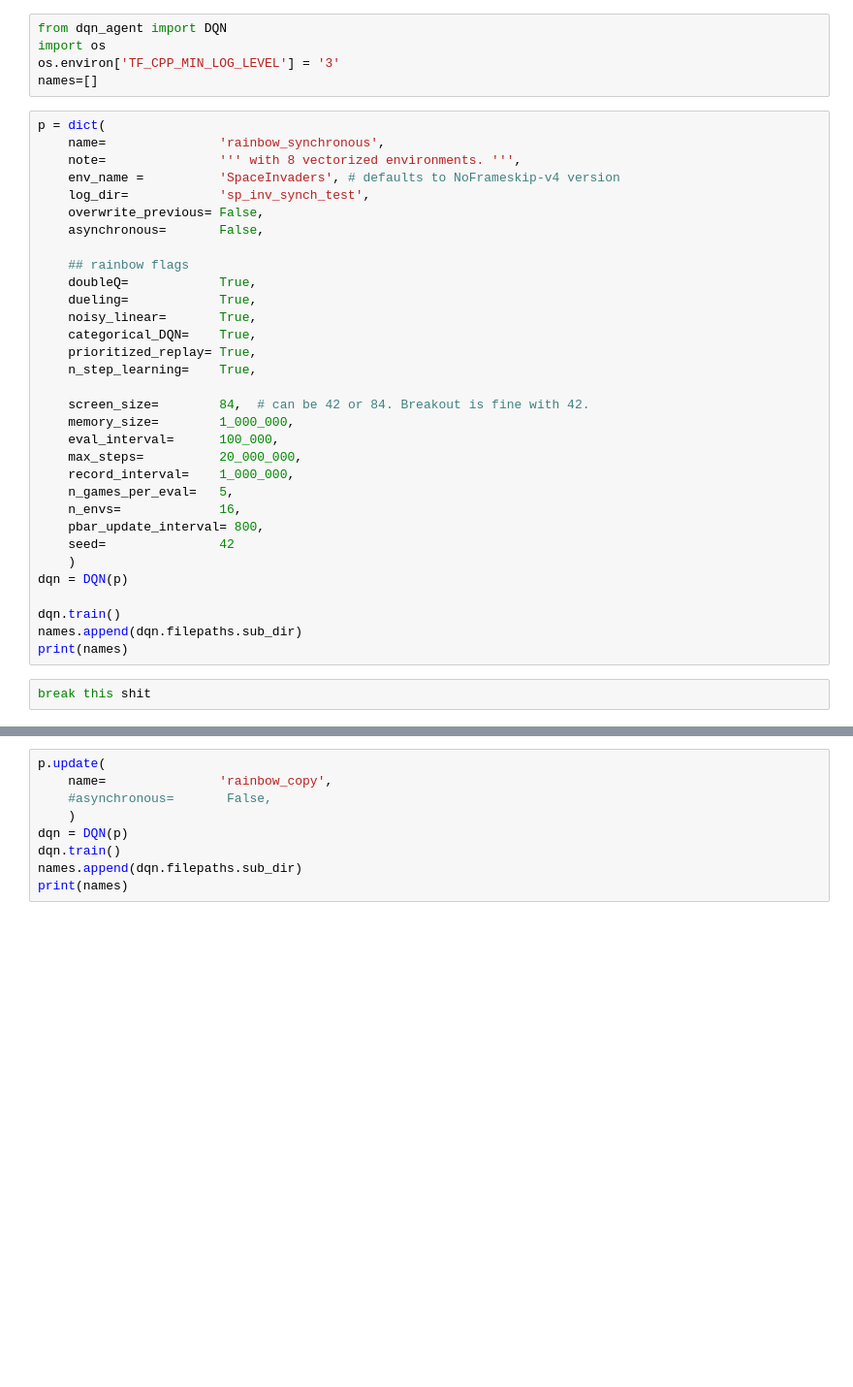
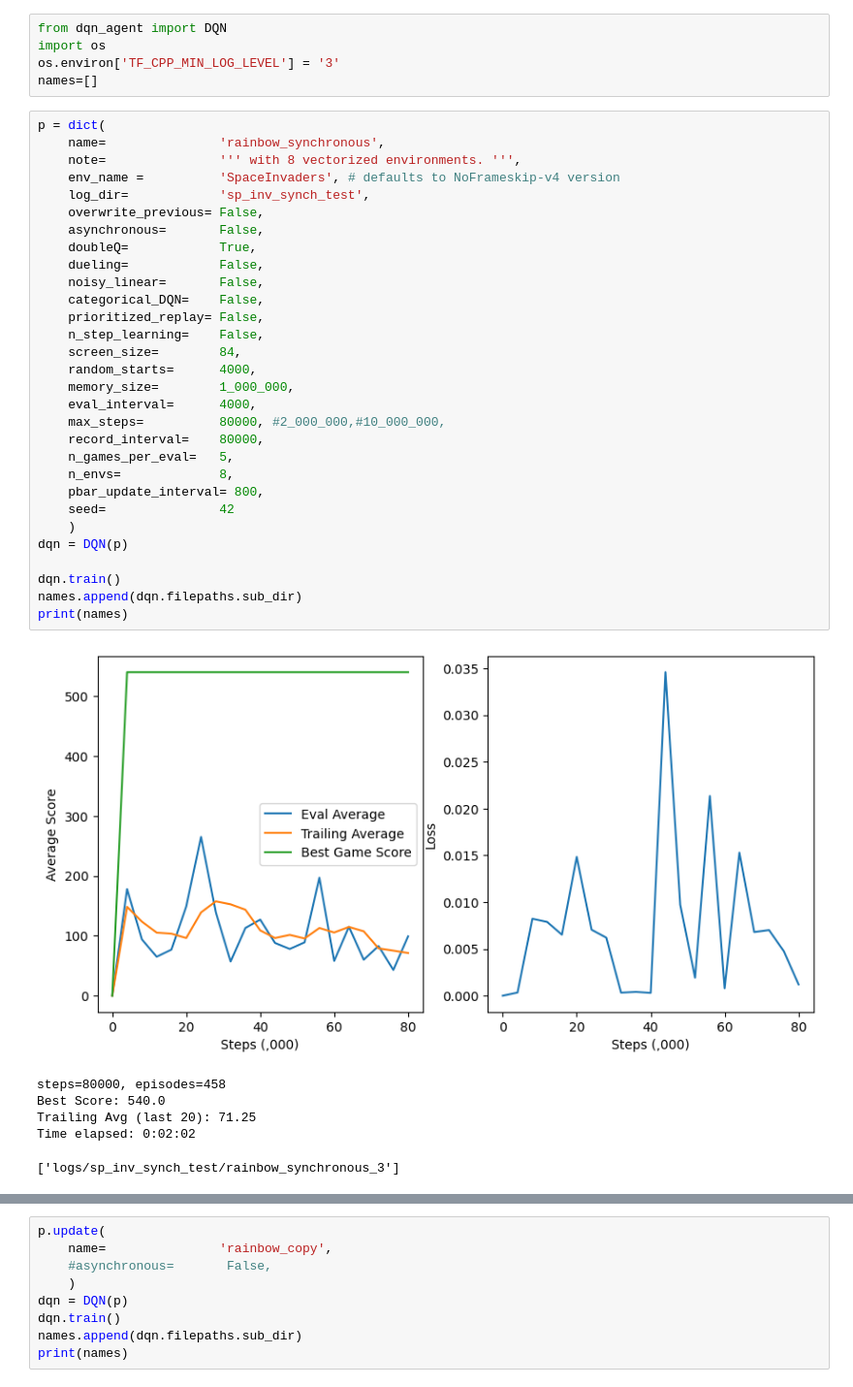
Before and after one commit to peterlasky/Rainbow_DQN, a Jupyter notebook: example.ipynb, the cells around one changed output, grey strips where cells are left out. Shown: that part at 97% size. Drawn from its saved outputs; the diff is of its cells as text; blank space fills up the shorter version.

```diff
--- a/example.ipynb
+++ b/example.ipynb
@@ -6,34 +6,37 @@ names=[]
 # %%
 p = dict(
     name=               'rainbow_synchronous',
     note=               ''' with 8 vectorized environments. ''',
     env_name =          'SpaceInvaders', # defaults to NoFrameskip-v4 version
     log_dir=            'sp_inv_synch_test',
     overwrite_previous= False,
     asynchronous=       False,
-
-    ## rainbow flags
     doubleQ=            True,
-    dueling=            True,
-    noisy_linear=       True,
-    categorical_DQN=    True,
-    prioritized_replay= True,
-    n_step_learning=    True,
-
-    screen_size=        84,  # can be 42 or 84. Breakout is fine with 42.
+    dueling=            False,
+    noisy_linear=       False,
+    categorical_DQN=    False,
+    prioritized_replay= False,
+    n_step_learning=    False,
+    screen_size=        84,
+    random_starts=      4000,
     memory_size=        1_000_000,
-    eval_interval=      100_000,
-    max_steps=          20_000_000,
-    record_interval=    1_000_000,
+    eval_interval=      4000,
+    max_steps=          80000, #2_000_000,#10_000_000,
+    record_interval=    80000,
     n_games_per_eval=   5,
-    n_envs=             16,
+    n_envs=             8,
     pbar_update_interval= 800,
     seed=               42
     )
 dqn = DQN(p)
 
 dqn.train()
 names.append(dqn.filepaths.sub_dir)
 print(names)
+# %% [output]
+[figure, added]
+steps=80000, episodes=458
+Best Score: 540.0
+Trailing Avg (last 20): 71.25
+Time elapsed: 0:02:02
+['logs/sp_inv_synch_test/rainbow_synchronous_3']
-# %%
-break this shit
```
Also changed, not shown: parts of 1 cell of this notebook, 6 other files.
